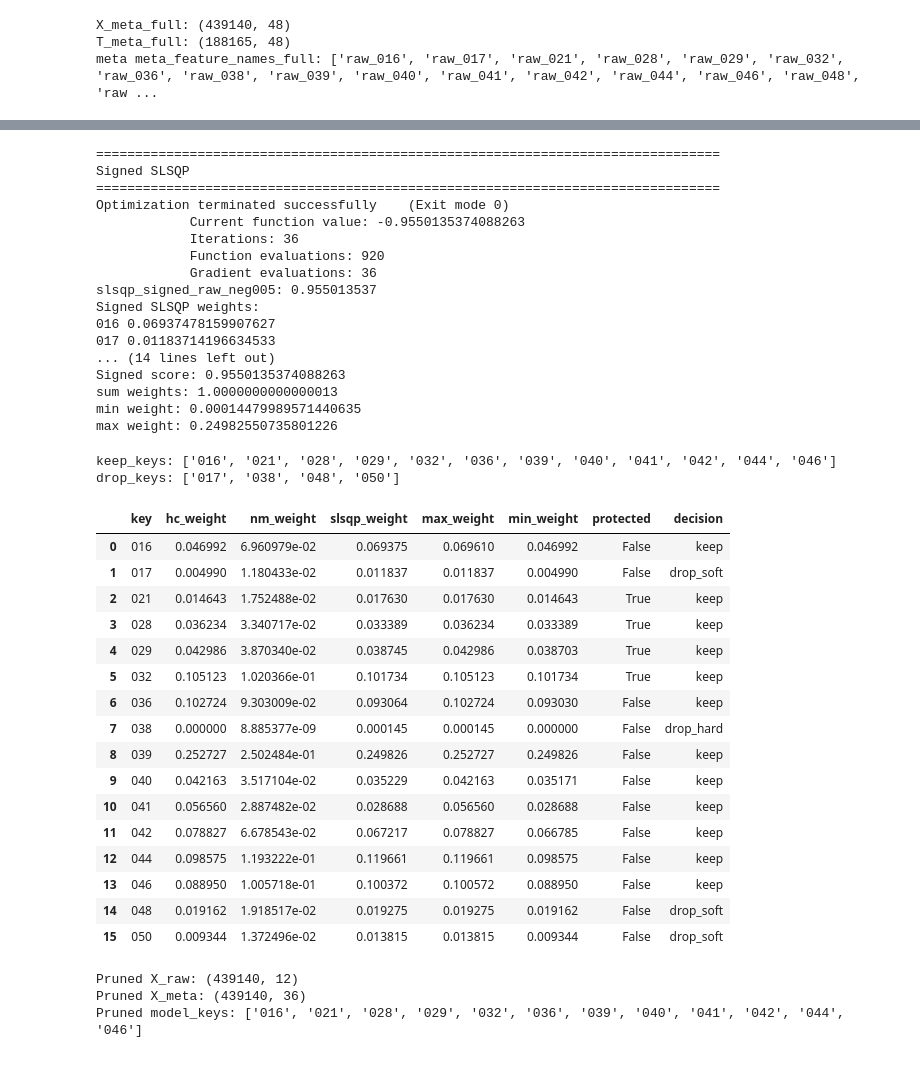
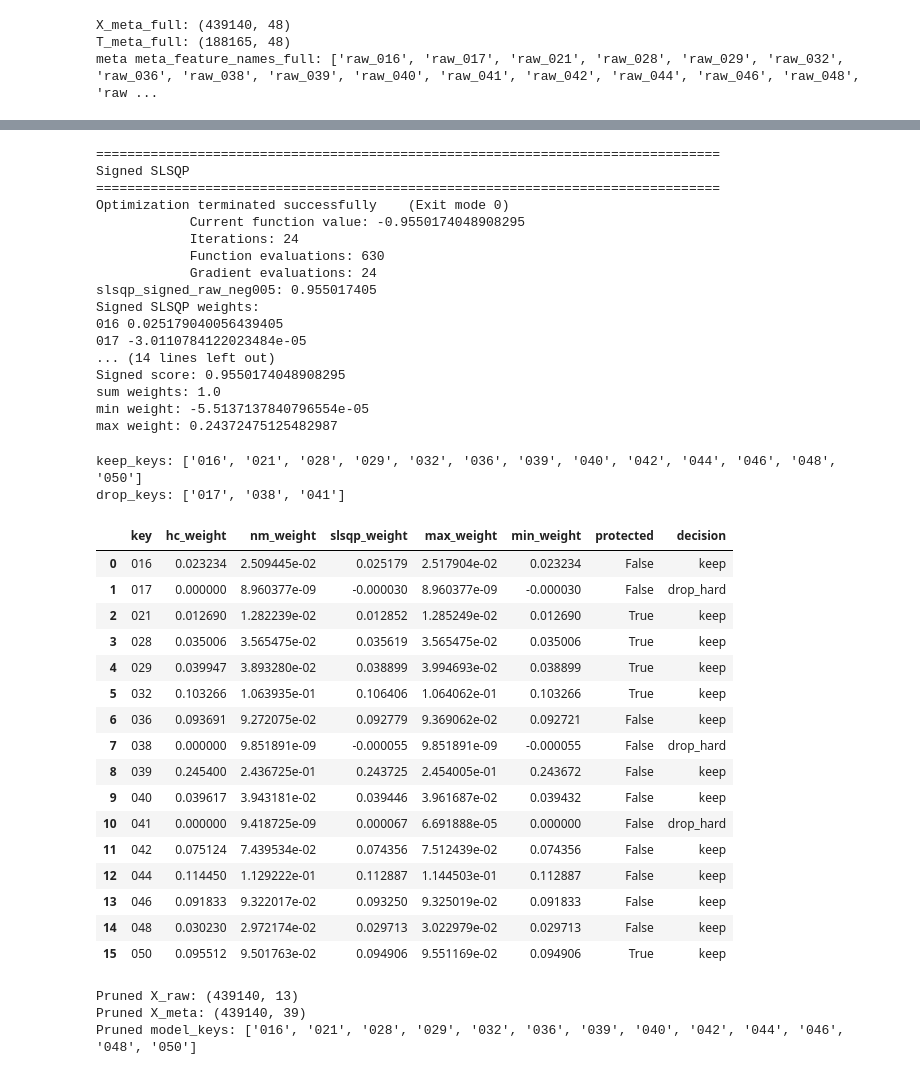
Before and after one commit to MizushimaToshihiko/Kaggle, a Jupyter notebook: ps-s6e5-Predicting-F1-Pit-Stops/experiments/exp_20260524_050_xgb_shared001v2_features_optuna_refit_min/ps-s6e5-033-blend-logreg-topk-feature-variants-min-Add050.ipynb, the cells around one changed output, grey strips where cells are left out. Saved outputs shown, nothing was run; the diff lists cells and outputs as text; code cells hidden in the pictures.

```diff
--- a/ps-s6e5-Predicting-F1-Pit-Stops/experiments/exp_20260524_050_xgb_shared001v2_features_optuna_refit_min/ps-s6e5-033-blend-logreg-topk-feature-variants-min-Add050.ipynb
+++ b/ps-s6e5-Predicting-F1-Pit-Stops/experiments/exp_20260524_050_xgb_shared001v2_features_optuna_refit_min/ps-s6e5-033-blend-logreg-topk-feature-variants-min-Add050.ipynb
@@ -333,8 +333,8 @@ MODEL_SPECS = [
         "key": "050",
         "name": "xgb_shared001v2_features_optuna_refit_min",
         "family": "XGBoost",
-        "oof":   "oof_exp_20260521_048_lgb_shared001v2_features_optuna_refit_min.npy",
-        "pred": "pred_exp_20260521_048_lgb_shared001v2_features_optuna_refit_min.npy",
+        "oof":   "oof_exp_20260524_050_xgb_shared001v2_features_optuna_refit_min.npy",
+        "pred": "pred_exp_20260524_050_xgb_shared001v2_features_optuna_refit_min.npy",
         "public_lb": 0.95223,
     },
 ]
@@ -953,19 +953,19 @@ print("max weight:", signed_w.max())
 Signed SLSQP
 ================================================================================
 Optimization terminated successfully    (Exit mode 0)
-            Current function value: -0.9550135374088263
-            Iterations: 36
-            Function evaluations: 920
-            Gradient evaluations: 36
-slsqp_signed_raw_neg005: 0.955013537
+            Current function value: -0.9550174048908295
+            Iterations: 24
+            Function evaluations: 630
+            Gradient evaluations: 24
+slsqp_signed_raw_neg005: 0.955017405
 Signed SLSQP weights:
-016 0.06937478159907627
-017 0.01183714196634533
+016 0.025179040056439405
+017 -3.0110784122023484e-05
 ... (14 lines left out)
-Signed score: 0.9550135374088263
-sum weights: 1.0000000000000013
-min weight: 0.00014479989571440635
-max weight: 0.24982550735801226
+Signed score: 0.9550174048908295
+sum weights: 1.0
+min weight: -5.5137137840796554e-05
+max weight: 0.24372475125482987
 # %%
 # ============================================================
 # Prune models based on HC / NM / SLSQP weights
@@ -975,7 +975,7 @@ PRUNE_HARD_THRESHOLD = 0.005
 PRUNE_SOFT_THRESHOLD = 0.020
 KEEP_PROTECTED_KEYS = {
                     # CatBoost branch　"014", "015",
-                    # XGB branch; 017 is historically useful for LogReg "016", "017",
+    "050",          # XGB branch; 017 is historically useful for LogReg "016", "017",
     "021",          # TabM branch
     "034",          # LGB branch
     "028",          # structurally different NN branch
@@ -1001,51 +1001,51 @@ def build_pruned_model_keys(model_keys, hc_w, nm_w, signed_w):
             "hc_weight": float(wh),
             "nm_weight": float(wn),
             "slsqp_weight": float(ws),
             "max_weight": max_w,
             "min_weight": min_w,
             "protected": k in KEEP_PROTECTED_KEYS,
             "decision": decision,
         })
 
     prune_df = pd.DataFrame(rows)
     keep_keys = prune_df.loc[prune_df["decision"] == "keep", "key"].tolist()
     drop_keys = prune_df.loc[prune_df["decision"] != "keep", "key"].tolist()
 
     return keep_keys, drop_keys, prune_df
 
 
 keep_keys, drop_keys, prune_df = build_pruned_model_keys(
     model_keys=model_keys,
     hc_w=hc_w,
     nm_w=nm_w,
     signed_w=signed_w,
 )
 
 print("keep_keys:", keep_keys)
 print("drop_keys:", drop_keys)
 display(prune_df)
 
 prune_df.to_csv(CFG.OUTDIR / "prune_decision_after_hc_nm_slsqp.csv", index=False)
 # %% [output]
-keep_keys: ['016', '021', '028', '029', '032', '036', '039', '040', '041', '042', '044', '046']
-drop_keys: ['017', '038', '048', '050']
+keep_keys: ['016', '021', '028', '029', '032', '036', '039', '040', '042', '044', '046', '048', '050']
+drop_keys: ['017', '038', '041']
 |  | key | hc_weight | nm_weight | slsqp_weight | max_weight | min_weight | protected | decision |
-| 0 | 016 | 0.046992 | 6.960979e-02 | 0.069375 | 0.069610 | 0.046992 | False | keep |
-| 1 | 017 | 0.004990 | 1.180433e-02 | 0.011837 | 0.011837 | 0.004990 | False | drop_soft |
-| 2 | 021 | 0.014643 | 1.752488e-02 | 0.017630 | 0.017630 | 0.014643 | True | keep |
-| 3 | 028 | 0.036234 | 3.340717e-02 | 0.033389 | 0.036234 | 0.033389 | True | keep |
-| 4 | 029 | 0.042986 | 3.870340e-02 | 0.038745 | 0.042986 | 0.038703 | True | keep |
-| 5 | 032 | 0.105123 | 1.020366e-01 | 0.101734 | 0.105123 | 0.101734 | True | keep |
-| 6 | 036 | 0.102724 | 9.303009e-02 | 0.093064 | 0.102724 | 0.093030 | False | keep |
-| 7 | 038 | 0.000000 | 8.885377e-09 | 0.000145 | 0.000145 | 0.000000 | False | drop_hard |
-| 8 | 039 | 0.252727 | 2.502484e-01 | 0.249826 | 0.252727 | 0.249826 | False | keep |
-| 9 | 040 | 0.042163 | 3.517104e-02 | 0.035229 | 0.042163 | 0.035171 | False | keep |
-| 10 | 041 | 0.056560 | 2.887482e-02 | 0.028688 | 0.056560 | 0.028688 | False | keep |
-| 11 | 042 | 0.078827 | 6.678543e-02 | 0.067217 | 0.078827 | 0.066785 | False | keep |
-| 12 | 044 | 0.098575 | 1.193222e-01 | 0.119661 | 0.119661 | 0.098575 | False | keep |
-| 13 | 046 | 0.088950 | 1.005718e-01 | 0.100372 | 0.100572 | 0.088950 | False | keep |
-| 14 | 048 | 0.019162 | 1.918517e-02 | 0.019275 | 0.019275 | 0.019162 | False | drop_soft |
-| 15 | 050 | 0.009344 | 1.372496e-02 | 0.013815 | 0.013815 | 0.009344 | False | drop_soft |
+| 0 | 016 | 0.023234 | 2.509445e-02 | 0.025179 | 2.517904e-02 | 0.023234 | False | keep |
+| 1 | 017 | 0.000000 | 8.960377e-09 | -0.000030 | 8.960377e-09 | -0.000030 | False | drop_hard |
+| 2 | 021 | 0.012690 | 1.282239e-02 | 0.012852 | 1.285249e-02 | 0.012690 | True | keep |
+| 3 | 028 | 0.035006 | 3.565475e-02 | 0.035619 | 3.565475e-02 | 0.035006 | True | keep |
+| 4 | 029 | 0.039947 | 3.893280e-02 | 0.038899 | 3.994693e-02 | 0.038899 | True | keep |
+| 5 | 032 | 0.103266 | 1.063935e-01 | 0.106406 | 1.064062e-01 | 0.103266 | True | keep |
+| 6 | 036 | 0.093691 | 9.272075e-02 | 0.092779 | 9.369062e-02 | 0.092721 | False | keep |
+| 7 | 038 | 0.000000 | 9.851891e-09 | -0.000055 | 9.851891e-09 | -0.000055 | False | drop_hard |
+| 8 | 039 | 0.245400 | 2.436725e-01 | 0.243725 | 2.454005e-01 | 0.243672 | False | keep |
+| 9 | 040 | 0.039617 | 3.943181e-02 | 0.039446 | 3.961687e-02 | 0.039432 | False | keep |
+| 10 | 041 | 0.000000 | 9.418725e-09 | 0.000067 | 6.691888e-05 | 0.000000 | False | drop_hard |
+| 11 | 042 | 0.075124 | 7.439534e-02 | 0.074356 | 7.512439e-02 | 0.074356 | False | keep |
+| 12 | 044 | 0.114450 | 1.129222e-01 | 0.112887 | 1.144503e-01 | 0.112887 | False | keep |
+| 13 | 046 | 0.091833 | 9.322017e-02 | 0.093250 | 9.325019e-02 | 0.091833 | False | keep |
+| 14 | 048 | 0.030230 | 2.972174e-02 | 0.029713 | 3.022979e-02 | 0.029713 | False | keep |
+| 15 | 050 | 0.095512 | 9.501763e-02 | 0.094906 | 9.551169e-02 | 0.094906 | True | keep |
 # %%
 # ============================================================
 # Rebuild matrices for pruned Ridge / LogReg
@@ -1074,9 +1074,9 @@ print("Pruned X_raw:", X_raw_pruned.shape)
 print("Pruned X_meta:", X_meta.shape)
 print("Pruned model_keys:", model_keys)
 # %% [output]
-Pruned X_raw: (439140, 12)
-Pruned X_meta: (439140, 36)
-Pruned model_keys: ['016', '021', '028', '029', '032', '036', '039', '040', '041', '042', '044', '046']
+Pruned X_raw: (439140, 13)
+Pruned X_meta: (439140, 39)
+Pruned model_keys: ['016', '021', '028', '029', '032', '036', '039', '040', '042', '044', '046', '048', '050']
 # %%
 # ============================================================
 # Ridge / ElasticNet / LogisticRegression meta CV
```
Also changed, not shown: parts of 9 cells of this notebook.
